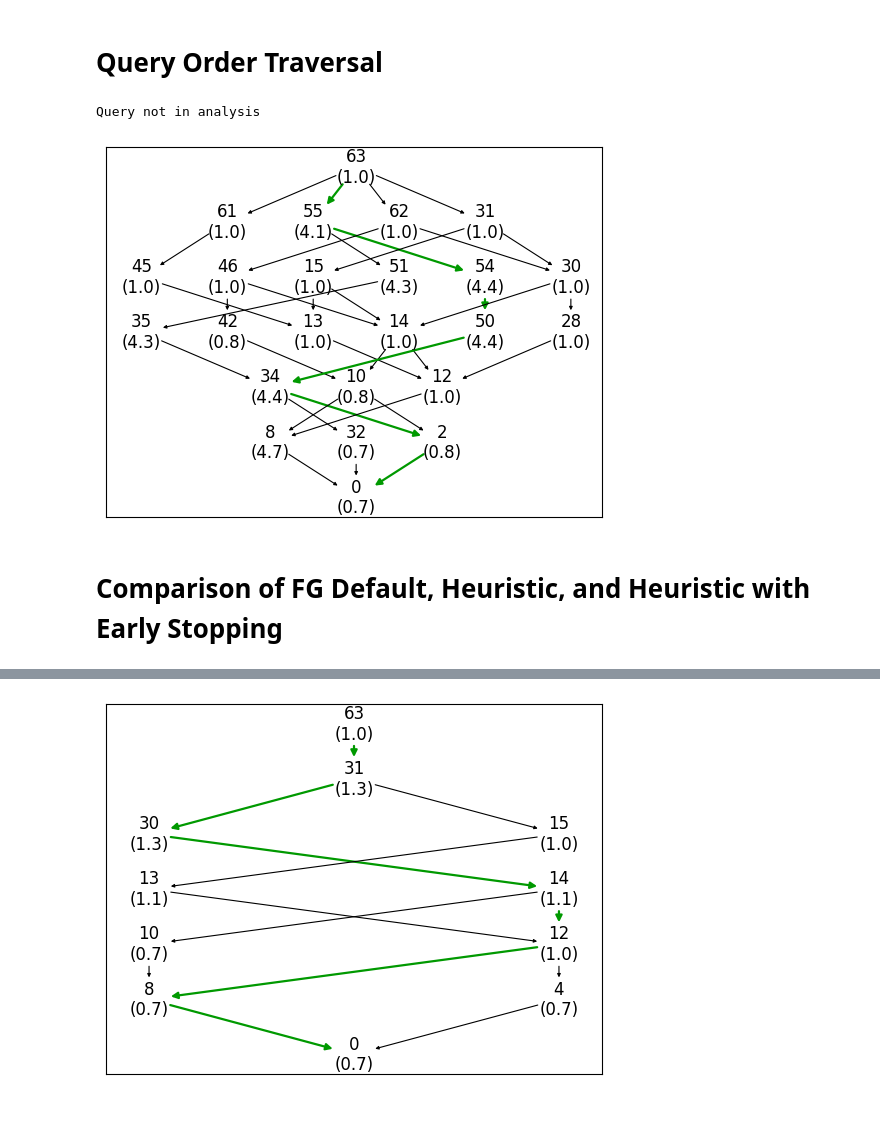
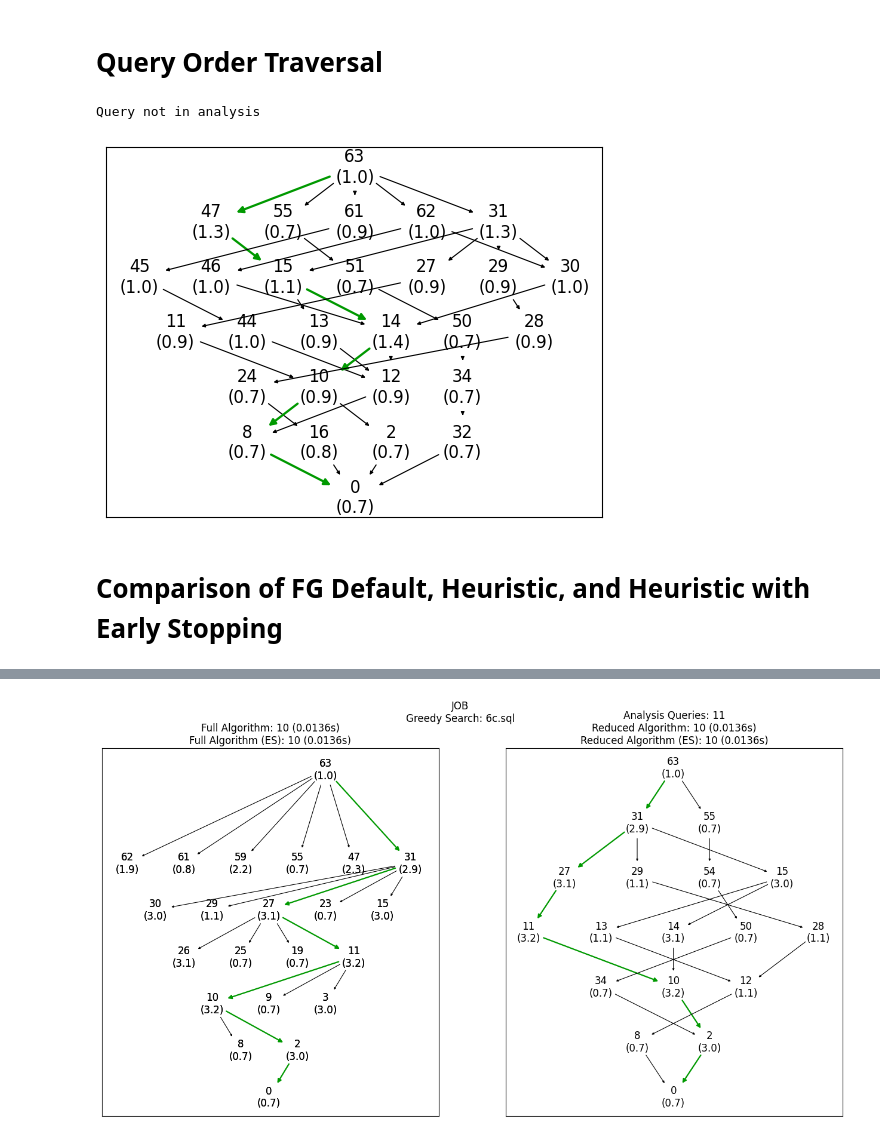
Before and after one commit to JeromeThiessat/FASTgres, a Jupyter notebook: testing/analysis/hint_set_order_vis.ipynb, the cells around one changed output, grey strips where cells are left out. Saved outputs shown, nothing was run; the diff lists cells and outputs as text; code cells hidden in the pictures; blank space fills up the shorter version.

```diff
--- a/testing/analysis/hint_set_order_vis.ipynb
+++ b/testing/analysis/hint_set_order_vis.ipynb
@@ -48,6 +46,7 @@ for top_k in top_k_values:
 # %%
 import matplotlib.pyplot as plt
 import numpy as np
+import matplotlib
 fig, ax = plt.subplots()
 ax.plot(top_k_values, coverage)
 ax.set_xlabel("Query Orders [count]")
@@ -58,5 +57,7 @@ new_yticks = ax.get_yticks()
 new_yticks = [_ if _ >= 0.0 else 0.0 for _ in new_yticks]
 new_yticks = np.array(list((set(new_yticks) - {100., 120.}).union({coverage[-2]})))
 ax.set_yticks(new_yticks)
+matplotlib.rcParams['pdf.use14corefonts'] = True
+# plt.savefig(f"figures/hint_set_order_vis/order_coverage_{workload_name}.pdf", bbox_inches="tight")
 plt.show()
 # %% [output]
@@ -170,13 +156,16 @@ q_str = str(query[0][:-4][:5])
 qot.show()
 # %% [output]
 Query not in analysis
-[figure, old version]
+[figure, new version]
 # %% [markdown]
 # Comparison of FG Default, Heuristic, and Heuristic with Early Stopping
 # %%
 from fastgres.analysis_utility.tools.query_order_traversal import QueryOrderTraversal
 from fastgres.analysis_utility import tool
 from fastgres.baseline.hint_sets import Hint
+
+def get_hint_set_speedup(a: dict, q_name: str, h_set: int):
+    return tool.get_speedup(np.sum(tool.get_baseline(a, [q_name])), np.sum(a[q_name][str(h_set)]))
 
 # q_i = 1
 # query = wl.queries[q_i:q_i+1]
@@ -184,35 +173,81 @@ from fastgres.baseline.hint_sets import Hint
 
 factor = 0.1
 analysis_queries = wl.queries
-# random.shuffle(analysis_queries)
+random.shuffle(analysis_queries)
 analysis_queries = analysis_queries[:int(factor*len(wl.queries))]
 
 remaining_queries = set(wl.queries) - set(analysis_queries)
 remaining_queries = list(remaining_queries)
-# random.shuffle(remaining_queries)
+random.shuffle(remaining_queries)
 # query = remaining_queries[q_i:q_i+1]
 
+top_k = 5
 qot = QueryOrderTraversal(a_path, wl_path, analysis_queries, hints, op_mode=QueryOrderTraversal.OperationMode.SUB)
 pg_def = tool.get_baseline(qot._used_dict, remaining_queries)
 opt = tool.get_opt(qot._used_dict, remaining_queries)
 orders = dict()
+h_o = HintSetOrder(a_path, wl_path, wl.queries, hints, op_mode=QueryOrderTraversal.OperationMode.SUB)
+
 for query_name in remaining_queries:
-    config = QueryOrderTraversal.EvaluationConfig(3, [query_name])
+
+    fig, (ax1, ax2) = plt.subplots(ncols=2, figsize=(16, 8))
+
+    config = QueryOrderTraversal.EvaluationConfig(top_k, [query_name])
     qot.eval_config = config
     max_order = list(qot.get_max_order())
     orders[query_name] = qot.get_best_of_order(query_name, max_order)
-    print(max_order)
-    true_hints = [Hint(_) for _ in tool.get_order_hint_sets(max_order)]
-    reduced_space = set()
+    # print(max_order)
+    true_hints = [Hint(_) for _ in tool.get_order_from_hint_sets(max_order)]
+    reduced_space = {i: set() for i in range(1, len(hints)+1)}
     for order in qot.get_top_k_results()["orders"]:
-        reduced_space = reduced_space.union(set(order))
-    reduced_space = list(reduced_space)
+        for i in range(1, len(order)):
+            if max_order[i-1] == order[i-1]:
+                reduced_space[i].add(order[i])
+        # reduced_space = reduced_space.union(set(order))
+    reduced_space = {k: list(v) for k, v in reduced_space.items()}
     traversed_reduced = qot.calculate_one_ring_of_order(true_hints, reduced_space)
-    print(traversed_reduced)
-    traversed_full = qot.calculate_one_ring_of_order(true_hints)
-    print(traversed_full)
-    qot.show()
+    # print(traversed_reduced)
+
+    # qot.show()
+    ax2 = qot.draw_reduced(ax2)
+
+    qot.query_names = [query_name]
+    order = list(qot.traverse_hint_sets().keys())
+
+    # print(order)
+    b1 = qot.get_best_of_order(query_name, order)
+    # print(f"Full alg: {b1[0]} {round(b1[1], 4)}s")
+    b2 = qot.get_best_of_order(query_name, order, early_stopping=True)
+    # print(f"Full alg + es: {b2[0]} {round(b2[1], 4)}s")
+
+    # print("\n")
+    b3 = qot.get_best_of_order(query_name, max_order)
+    # print(f"Reduced alg: {b3[0]} {round(b3[1], 4)}s")
+    b4 = qot.get_best_of_order(query_name, max_order, early_stopping=True)
+    # print(f"Reduced alg + es: {b4[0]} {round(b4[1], 4)}s")
+    ax1 = qot.draw_default(order, ax1)
+    default_visits = set(qot.calculate_one_ring_of_order([Hint(i) for i in tool.get_order_from_hint_sets(order)]))
+    # print(len(default_visits))
+    plt.suptitle(f"{workload_name.upper()}\nGreedy Search: {query_name}")
+    ax1.set_title(f"Full Algorithm: {b1[0]} ({round(b1[1], 4)}s)\nFull Algorithm (ES): {b2[0]} ({round(b2[1], 4)}s)")
+    ax2.set_title(f"Analysis Queries: {len(analysis_queries)}\nReduced Algorithm: {b3[0]} ({round(b3[1], 4)}s)\nReduced Algorithm (ES): {b4[0]} ({round(b4[1], 4)}s)")
+    plt.show()
+    qot.query_names = analysis_queries
+    # print(f"Search space reduction factor: {round(len(default_visits) / len(traversed_reduced), 1)}")
     break
+
+    # # save everything
+    # q_str = str(query_name[:-4][:5])
+    # s_p = f"figures/hint_set_order_vis/combined/{workload_name}/t{top_k}_f{int(factor*100)}_{q_str}.pdf"
+    # matplotlib.rcParams['pdf.use14corefonts'] = True
+    # plt.savefig(s_p, bbox_inches="tight")
+    # plt.close(fig)
+
+    # plt.show()
+    # h_o.eval_config = h_o.EvaluationConfig(top_k, wl.queries)
+    # print(h_o.traverse_hint_sets())
+    # h_o.show()
+    # break
 # q_str = str(query[0][:-4][:5])
 # qot.save_results(f"figures/hint_set_order_vis/order_influence_{workload_name}_{q_str}.pdf")
 # qot.show()
@@ -223 +255 @@ for query_name in remaining_queries:
-[figure, old version]
+[figure, new version]
```
Also changed, not shown: parts of 16 cells of this notebook, 9 other files.
